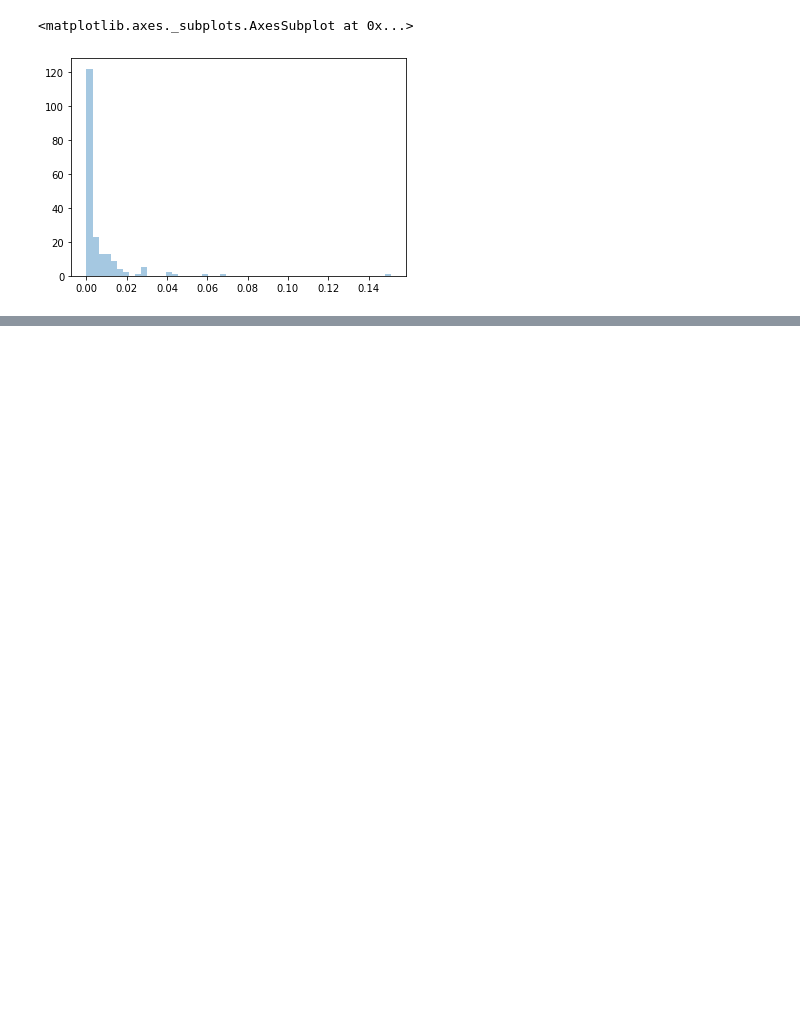
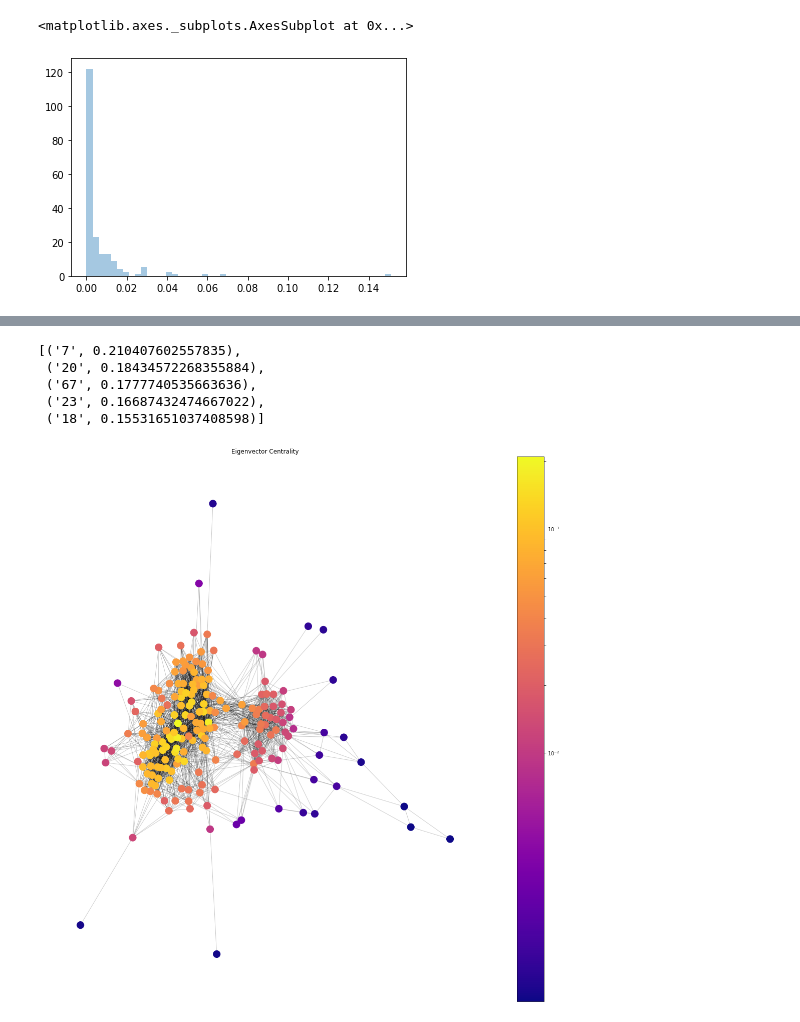
Before and after one commit to Badar97/Progetto_DataScience, a Jupyter notebook: 3-NetworkX/SocialNetworkAnalysis.ipynb, the cells around one changed output, grey strips where cells are left out. Saved outputs shown, nothing was run; the diff lists cells and outputs as text; code cells hidden in the pictures; blank space fills up the shorter version.

```diff
--- a/3-NetworkX/SocialNetworkAnalysis.ipynb
+++ b/3-NetworkX/SocialNetworkAnalysis.ipynb
@@ -179,0 +241,15 @@ sns.distplot(list(bet.values()), kde=False)
+# %%
+eigen = nx.eigenvector_centrality(G)
+# %%
+ranks = [(k, v) for k, v in sorted(eigen.items(), key=lambda item: -item[1])]
+ranks[0:5]
+# %% [output]
+[('7', 0.210407602557835),
+ ('20', 0.18434572268355884),
+ ('67', 0.1777740535663636),
+ ('23', 0.16687432474667022),
+ ('18', 0.15531651037408598)]
+# %%
+draw(G, pos, eigen, 'Eigenvector Centrality')
+# %% [output]
+[figure, added]
```
Also changed, not shown: parts of 29 cells of this notebook.
